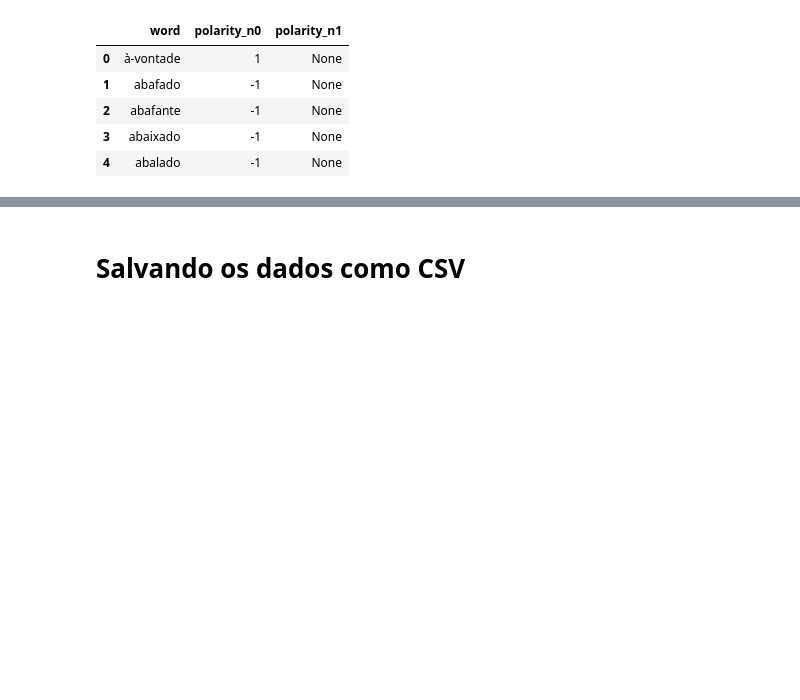
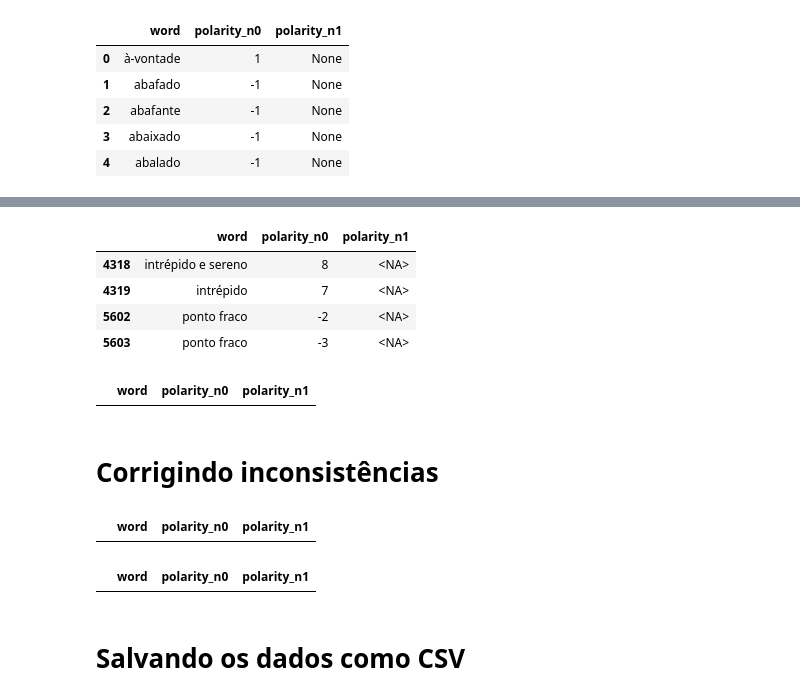
Before and after one commit to riquelmyhsilva/sentiment-analysis-project-lancod, a Jupyter notebook: clearing_data.ipynb, the cells around one changed output, grey strips where cells are left out. Cells and saved outputs as stored; diff of their text form; code cells hidden in the pictures; blank space fills up the shorter version.

```diff
--- a/clearing_data.ipynb
+++ b/clearing_data.ipynb
@@ -186,0 +169,21 @@ df_cleared.head(100)
+# %%
+df_cleared['word'] = df_cleared['word'].astype('string') # convertendo "word" para string
+# %%
+df_cleared['polarity_n0'] = df_cleared['polarity_n0'].astype("Int64") # convertendo "polarity_n0" para Int64,
+                                                                      # com o objetivo de possíbilitar a
+                                                                      # verificação de valores numericos
+# %%
+df_cleared['polarity_n1'] = df_cleared['polarity_n1'].astype("Int64") # convertendo "polarity_n1" para Int64
+# %%
+values_not_onezerominusone_n0 = df_cleared[(df_cleared['polarity_n0'] > 1) | (df_cleared['polarity_n0'] < -1)]
+# verifica se existem valores maiores que 1 ou menores que -1 (fora do escopo da polaridade)
+# %%
+values_not_onezerominusone_n0.head() # existem 4 valores em polarity_n0 que fogem do escopo
+                                     # (provavelmente erro de digitação ou algo assim, já que
+                                     # no artigo não é dito nada sobre valores além de 1, 0 e -1)
+# %% [output]
+|  | word | polarity_n0 | polarity_n1 |
+| 4318 | intrépido e sereno | 8 | <NA> |
+| 4319 | intrépido | 7 | <NA> |
+| 5602 | ponto fraco | -2 | <NA> |
+| 5603 | ponto fraco | -3 | <NA> |
@@ -186,0 +193,6 @@ df_cleared.head(100)
+# %%
+values_not_onezerominusone_n1.head() # não possui nenhum valor fora do escopo
+# %% [output]
+|  | word | polarity_n0 | polarity_n1 |
+# %% [markdown]
+# Corrigindo inconsistências
@@ -186,0 +205,4 @@ df_cleared.head(100)
+# %%
+values_not_onezerominusone_n0.head() # nenhum valor fora do escopo
+# %% [output]
+|  | word | polarity_n0 | polarity_n1 |
@@ -187,3 +211,7 @@ df_cleared.head(100)
+# %%
+values_not_onezerominusone_n1.head() # nenhum valor fora do escopo
+# %% [output]
+|  | word | polarity_n0 | polarity_n1 |
 # %% [markdown]
 # Salvando os dados como CSV
 # %%
```
Also changed, not shown: parts of 21 cells of this notebook, 1 other file.
